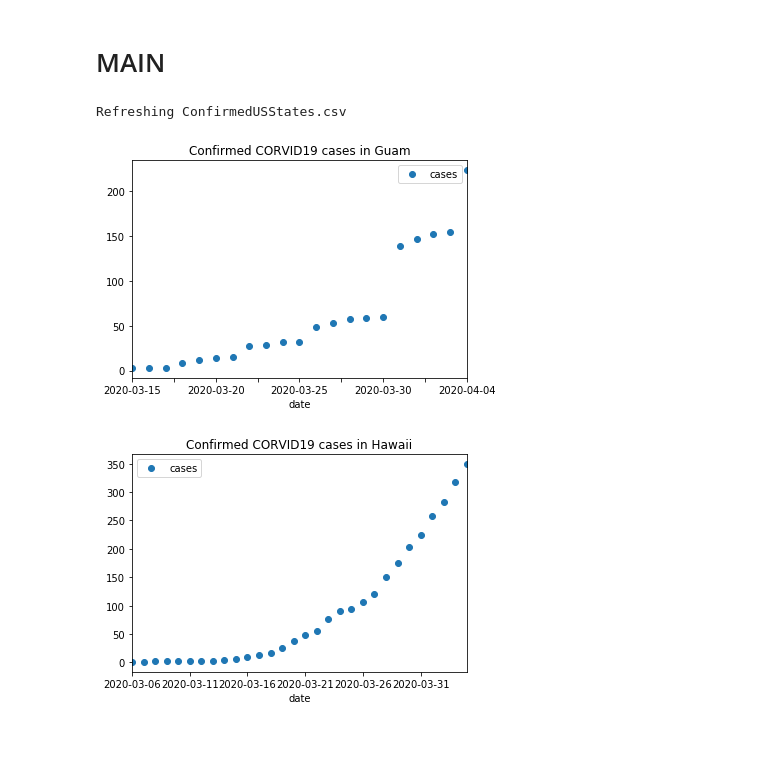
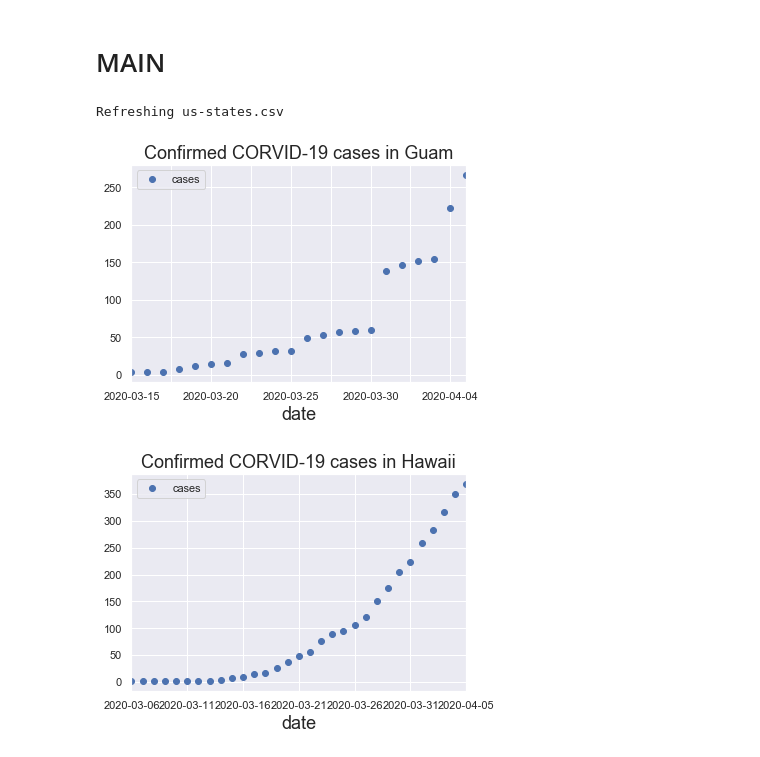
Before and after one commit to aubreymoore/Guam-Corona-Virus-Data, a Jupyter notebook: NYT.ipynb, the cells around one changed output. Saved outputs shown, nothing was run; the diff lists cells and outputs as text; code cells hidden in the pictures.

```diff
--- a/NYT.ipynb
+++ b/NYT.ipynb
@@ -7,6 +9,10 @@ import matplotlib
 import os
 import numpy as np
 import time
+import matplotlib.pyplot as plt
+import seaborn as sns
+rc={'lines.linewidth': 2, 'axes.labelsize': 18, 'axes.titlesize': 18}
+sns.set(rc=rc)
 # %%
 def download_and_save_raw_data(raw_data_file):
     """
@@ -19,35 +27,45 @@ def download_and_save_raw_data(raw_data_file):
 # %%
 def get_data(raw_data_file, place_name):
     df = pd.read_csv(raw_data_file, index_col='date')
-    return df[df.state==place_name]
+    df = df[df.state==place_name]
+    return df
 
 #get_data(raw_data_file, 'Guam')
 # %%
 def plot_data(raw_data_file, place_name):
     """
     Plots data in this notebook and also writes the plot to a PNG file.
+    Dataframe is saved in Guam-NYT.csv
     """
     df = get_data(raw_data_file, place_name)
-    plot = df.plot(y='cases', style='o', title='Confirmed CORVID19 cases in {}'.format(place_name))
+    plot = df.plot(y='cases', style='o', title='Confirmed CORVID-19 cases in {}'.format(place_name))
     fig = plot.get_figure()
-    fig.savefig('images/{}.png'.format(place_name), bbox_inches='tight')
+    fig.savefig('images/{}-NYT.png'.format(place_name), bbox_inches='tight')
+
+    df.to_csv('{}-NYT.csv'.format(place_name))
 
 
-#plot_data('ConfirmedUSStates.csv', 'Guam')
+#plot_data('us-states.csv', 'Guam')
 #plot_data('ConfirmedUSStates.csv', 'Hawaii')
 # %% [markdown]
 # MAIN
 # %%
-raw_data_file = 'ConfirmedUSStates.csv'
+"""
+Downloads raw data from NY Times repo and saves in us-states.csv.
+
+Selects data for Guam and Hawaii and saves in Guam-NYT.csv and Hawaii-NYT.csv.
+"""
+
+raw_data_file = 'us-states.csv'
 
 #if days_since_file_modified(raw_data_file) > 0.5:
 print('Refreshing {}'.format(raw_data_file))
 #download_and_save_raw_data(raw_data_file)
 
 # Plot data for places of interest in the US
 plot_data(raw_data_file, 'Guam')
 plot_data(raw_data_file, 'Hawaii')
 # %% [output]
-Refreshing ConfirmedUSStates.csv
+Refreshing us-states.csv
-[figure, old version]
+[figure, new version]
-[figure, old version]
+[figure, new version]
```
Also changed, not shown: parts of 5 cells of this notebook, 6 other files.
